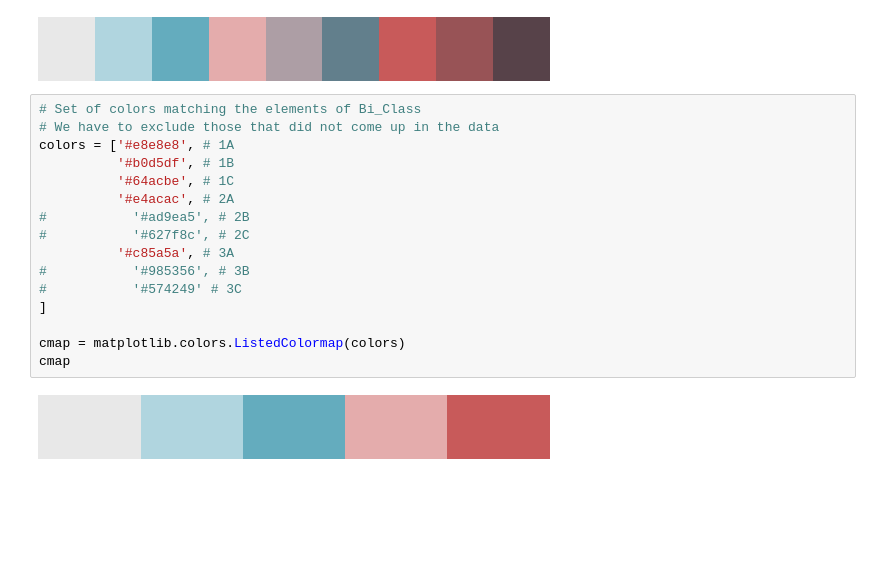
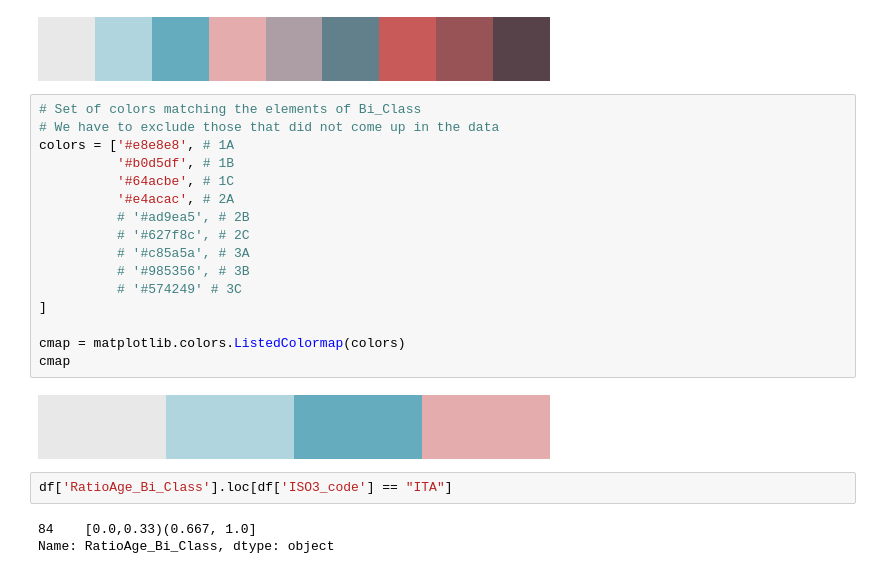
Before and after one commit to cghss-data-lab/uga-pipp, a Jupyter notebook: query_figures/viz_071923.ipynb, the cells around one changed output. Cells and saved outputs as stored; diff of their text form; blank space fills up the shorter version.

```diff
--- a/query_figures/viz_071923.ipynb
+++ b/query_figures/viz_071923.ipynb
@@ -2293,21 +2294,26 @@ cmap
 # %%
 # Set of colors matching the elements of Bi_Class
 # We have to exclude those that did not come up in the data
 colors = ['#e8e8e8', # 1A
           '#b0d5df', # 1B
           '#64acbe', # 1C
           '#e4acac', # 2A
-#           '#ad9ea5', # 2B
-#           '#627f8c', # 2C
-          '#c85a5a', # 3A
-#           '#985356', # 3B
-#           '#574249' # 3C
+          # '#ad9ea5', # 2B
+          # '#627f8c', # 2C
+          # '#c85a5a', # 3A
+          # '#985356', # 3B
+          # '#574249' # 3C
 ]
 
 cmap = matplotlib.colors.ListedColormap(colors)
 cmap
 # %% [output]
-[figure, old version]
+[figure, new version]
+# %%
+df['RatioAge_Bi_Class'].loc[df['ISO3_code'] == "ITA"]
+# %% [output]
+84    [0.0,0.33)(0.667, 1.0]
+Name: RatioAge_Bi_Class, dtype: object
 # %%
 fig, ax = plt.subplots(figsize=(24,18))
 
```
Also changed, not shown: parts of 16 cells of this notebook, 6 other files.
